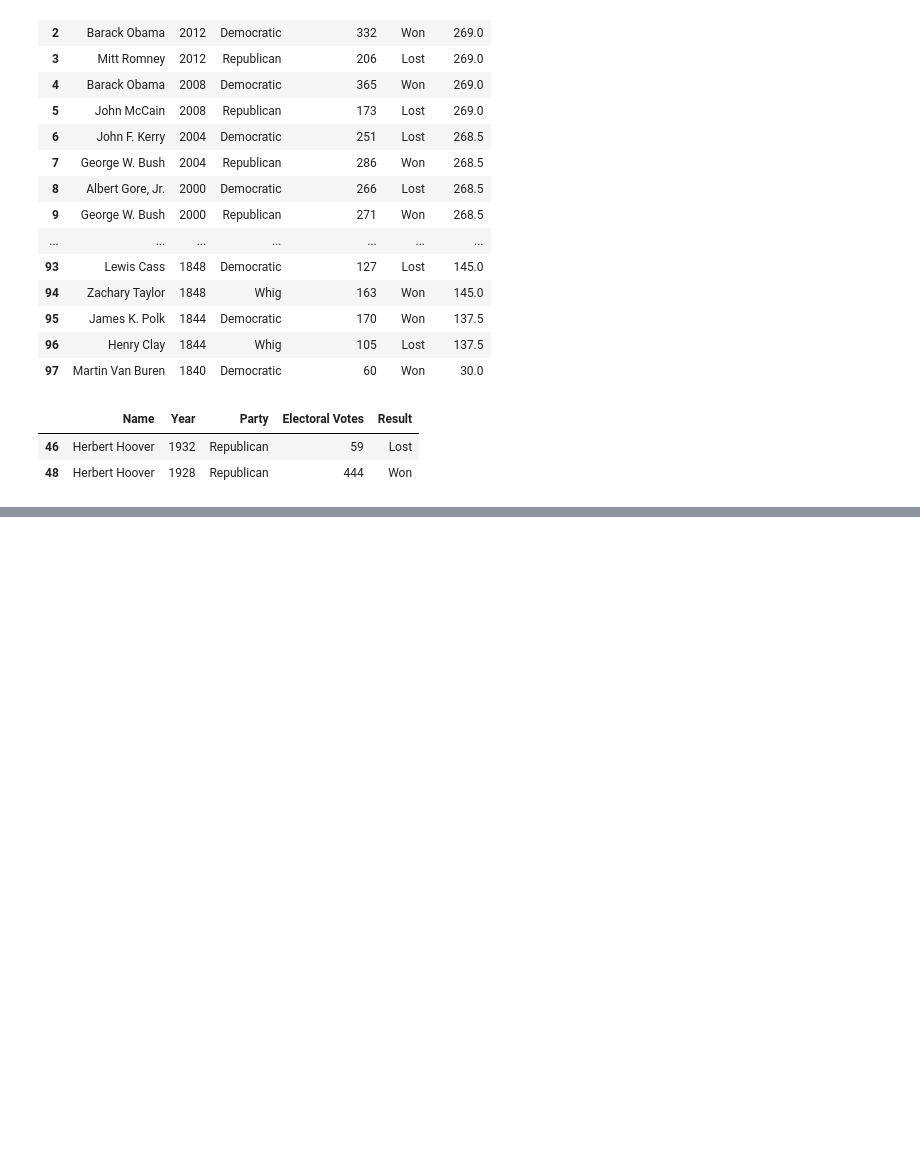
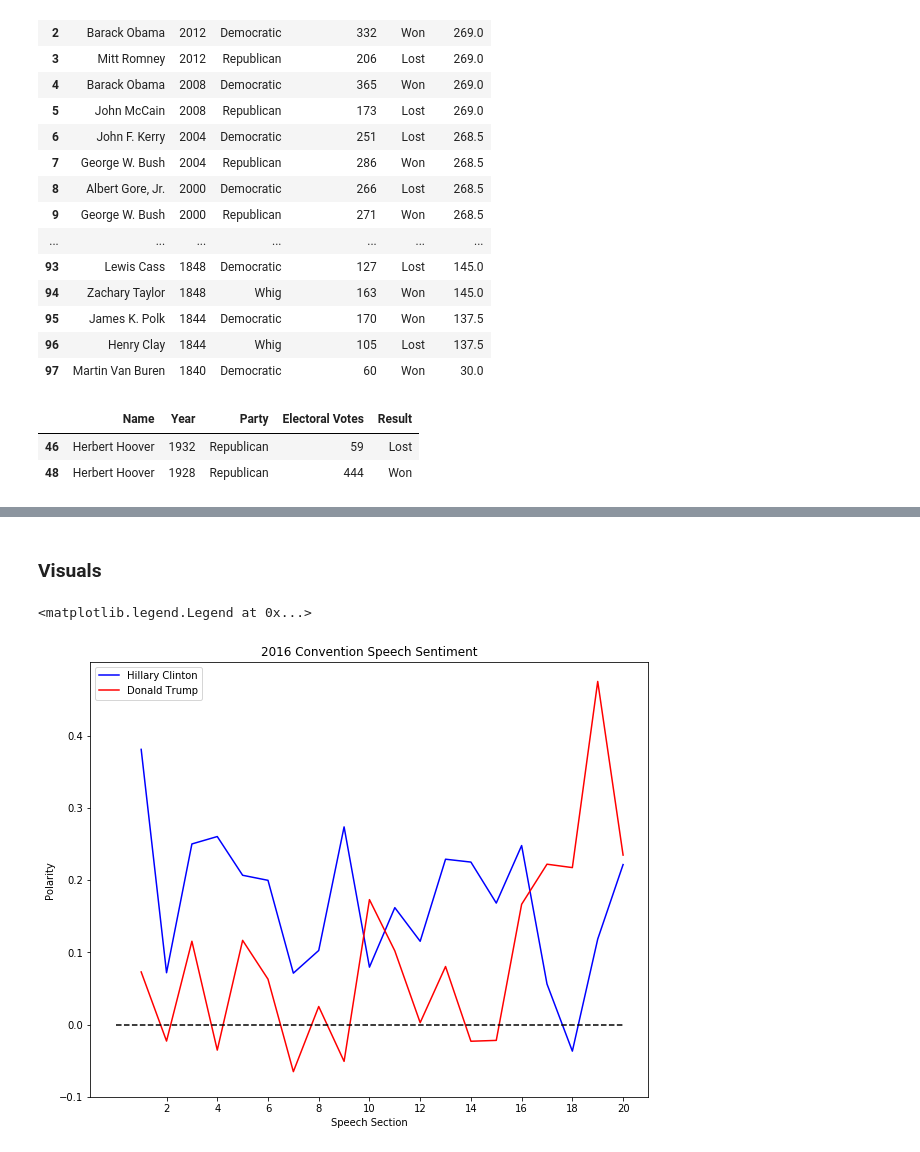
Before and after one commit to dgilbs/presidential_speeches, a Jupyter notebook: data_analysis.ipynb, the cells around one changed output, grey strips where cells are left out. Cells and saved outputs as stored; diff of their text form; code cells hidden in the pictures; blank space fills up the shorter version.

Commit message:
begins visualization and analysis

```diff
--- a/data_analysis.ipynb
+++ b/data_analysis.ipynb
@@ -146,0 +173,13 @@ party_years
+# %%
+len(conventions[conventions.Year>1915])
+temp_speech = conventions.iloc[0]["Speech"]
+word_vect = nltk.word_tokenize(temp_speech)
+sent_vect = nltk.sent_tokenize(temp_speech)
+vect = CountVectorizer(ngram_range=(1,2))
+
+temp_platform = platforms.iloc[0]["Platform"]
+sent_plat = nltk.sent_tokenize(temp_platform)
+vect.fit(sent_plat)
+data = vect.transform(sent_vect)
+x = pd.DataFrame(data.toarray(), columns=vect.get_feature_names())
+x.columns
@@ -146,0 +216,31 @@ party_years
+# %%
+mask = (conventions.Party == "Republican") & (conventions.Year == 2016)
+trump_speech = conventions[mask]["Speech"][24]
+# %% [markdown]
+### Visuals
+# %%
+x = range(1,21)
+speech_parts = textwrap.wrap(temp_speech, len(temp_speech)//20)[:-1]
+dem_y = list()
+for a in speech_parts:
+    dem_y.append(TextBlob(a).sentiment.polarity)
+
+
+gop_y = list()
+trump_parts = textwrap.wrap(trump_speech, len(trump_speech)//20)[:-1]
+for a in trump_parts:
+    gop_y.append(TextBlob(a).sentiment.polarity)
+zeros = np.zeros(21)
+plt.figure(figsize=(10,8))
+plt.plot(x, dem_y, color="blue", label="Hillary Clinton")
+plt.plot(x, gop_y, color="red", label="Donald Trump")
+plt.plot(range(0,21), zeros,"--", color="black")
+plt.xticks(range(2,21,2))
+plt.yticks(np.arange(-0.1, 0.5, 0.1))
+plt.xlabel("Speech Section")
+plt.ylabel("Polarity")
+plt.title("2016 Convention Speech Sentiment")
+plt.legend()
+# %% [output]
+<matplotlib.legend.Legend at 0x...>
+[figure, added]
```
Also changed, not shown: parts of 11 cells of this notebook.
